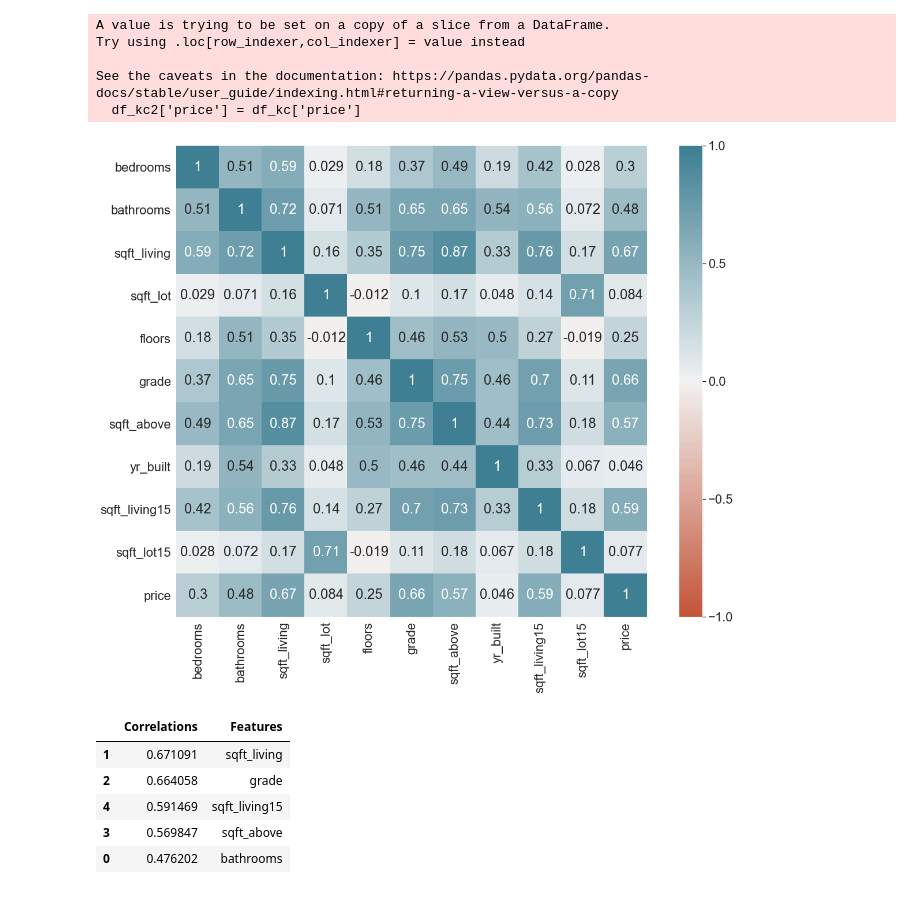
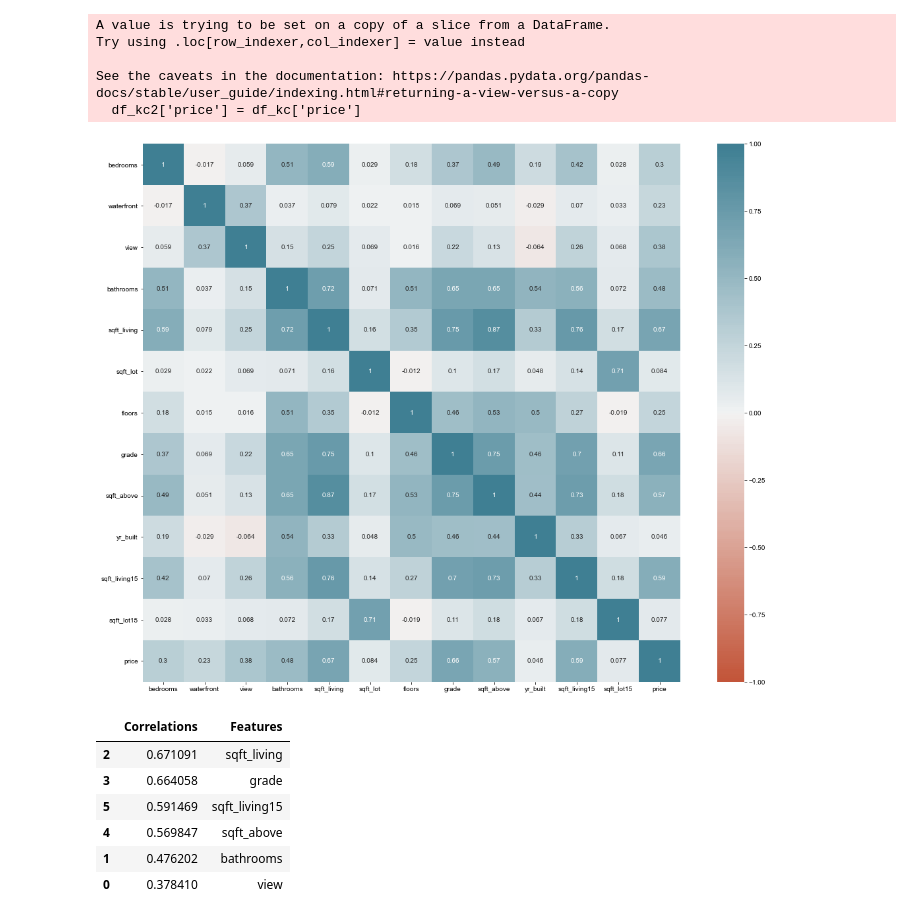
Before and after one commit to Pczo31/King-County-, a Jupyter notebook: project-notebook.ipynb, the cells around one changed output. Saved outputs shown, nothing was run; the diff lists cells and outputs as text; code cells hidden in the pictures.

```diff
--- a/project-notebook.ipynb
+++ b/project-notebook.ipynb
@@ -32,7 +32,7 @@ from sklearn.model_selection import train_test_split
 # %%
 df_kc = pd.read_csv('data/kc_house_data.csv', index_col='id')
 # %%
-df_kc.drop(['date', 'view', 'waterfront','yr_renovated','condition','zipcode','sqft_basement'],axis=1, inplace=True)
+df_kc.drop(['date', 'yr_renovated','condition','zipcode','sqft_basement'],axis=1, inplace=True)
 # %%
 df_kc
 # %% [output]
@@ -108,3 +108,8 @@ id
 1954700410    2550000.0
 7490000040    2540000.0
 Name: price, dtype: float64
+# %%
+df_kc['waterfront'] = df_kc['waterfront'].fillna('NO')
+df_kc['waterfront'] = df_kc['waterfront'].replace(["NO"], 0).replace(["YES"], 1)
+df_kc['waterfront'] = df_kc['waterfront'].astype(int)
+df_kc.info()
@@ -110,0 +164,2 @@ Name: price, dtype: float64
+# %%
+df_kc['view'] = df_kc['view'].replace(["NONE"], 0).replace(["FAIR"], 1).replace(["AVERAGE"], 2).replace(["GOOD"], 3).replace(["EXCELLENT"], 4)
@@ -188,7 +252,7 @@ memory usage: 2.2 MB
 # %% [markdown]
 ### Checking Correlations
 # %%
-x_columns = ['bedrooms', 'bathrooms','sqft_living','sqft_lot','floors','grade','sqft_above','yr_built', 'sqft_living15','sqft_lot15']
+x_columns = ['bedrooms', 'waterfront', 'view', 'bathrooms','sqft_living','sqft_lot','floors','grade','sqft_above','yr_built', 'sqft_living15','sqft_lot15']
 
 df_kc2 = df_kc[x_columns]
 df_kc2['price'] = df_kc['price']
@@ -202,18 +266,18 @@ See the caveats in the documentation: https://pandas.pydata.org/pandas-docs/stab
 # %%
 corr = df_kc.corr()
 fig,ax=plt.subplots(figsize=(20,15))
 sns.heatmap(corr, annot=True,
 xticklabels = corr.columns.values,
 yticklabels = corr.columns.values,
 vmin = -1,
 vmax = 1,
 center = 0,
 cmap = sns.diverging_palette(20, 220, n = 200),
 square = True)
-sns.set(font_scale=5)
+sns.set(font_scale=2)
 plt.show()
 # %% [output]
-[figure, old version]
+[figure, new version]
 # %%
 features = []
 correlations = []
@@ -226,11 +290,12 @@ corr_price_df = pd.DataFrame({'Correlations':correlations, 'Features': features}
 corr_price_df
 # %% [output]
 |  | Correlations | Features |
-| 1 | 0.671091 | sqft_living |
-| 2 | 0.664058 | grade |
-| 4 | 0.591469 | sqft_living15 |
-| 3 | 0.569847 | sqft_above |
-| 0 | 0.476202 | bathrooms |
+| 2 | 0.671091 | sqft_living |
+| 3 | 0.664058 | grade |
+| 5 | 0.591469 | sqft_living15 |
+| 4 | 0.569847 | sqft_above |
+| 1 | 0.476202 | bathrooms |
+| 0 | 0.378410 | view |
 # %%
 Multicollinear_Features = []
 Multicollinear_Corr = []
```
Also changed, not shown: parts of 17 cells of this notebook.
